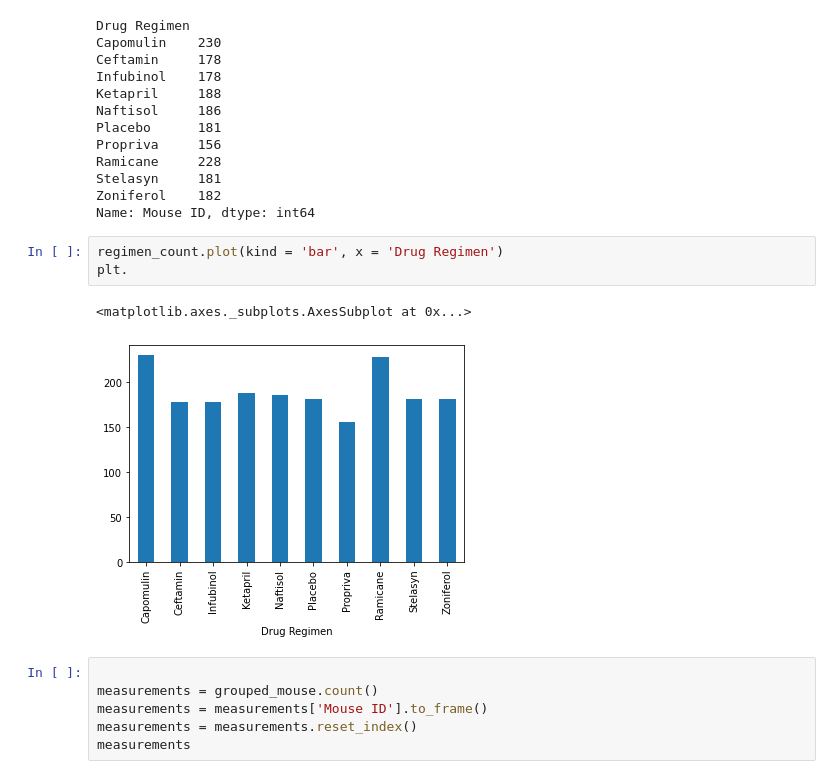
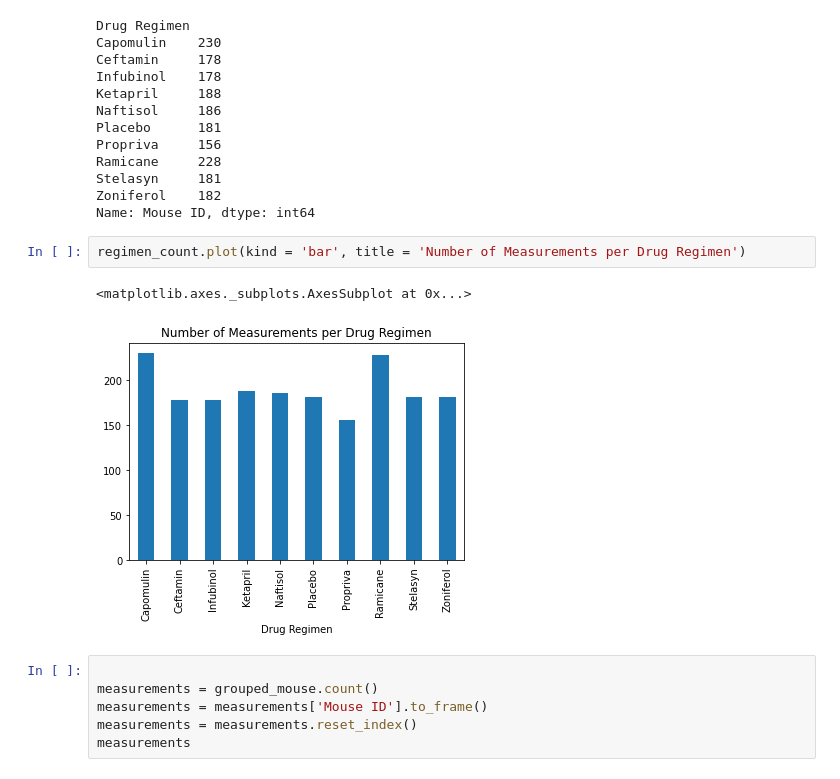
Before and after one commit to xiaoran-w-li/Matplotlib_Homework, a Jupyter notebook: Pymaceuticals/pymaceuticals_xiaoran_li.ipynb, the cells around one changed output. Drawn from its saved outputs; the diff is of its cells as text.

```diff
--- a/Pymaceuticals/pymaceuticals_xiaoran_li.ipynb
+++ b/Pymaceuticals/pymaceuticals_xiaoran_li.ipynb
@@ -123,11 +123,10 @@ Stelasyn     181
 Zoniferol    182
 Name: Mouse ID, dtype: int64
 # %%
-regimen_count.plot(kind = 'bar', x = 'Drug Regimen')
-plt.
+regimen_count.plot(kind = 'bar', title = 'Number of Measurements per Drug Regimen')
 # %% [output]
 <matplotlib.axes._subplots.AxesSubplot at 0x...>
-[figure, old version]
+[figure, new version]
 # %%
 
 measurements = grouped_mouse.count()
```
Also changed, not shown: parts of 11 cells of this notebook.
